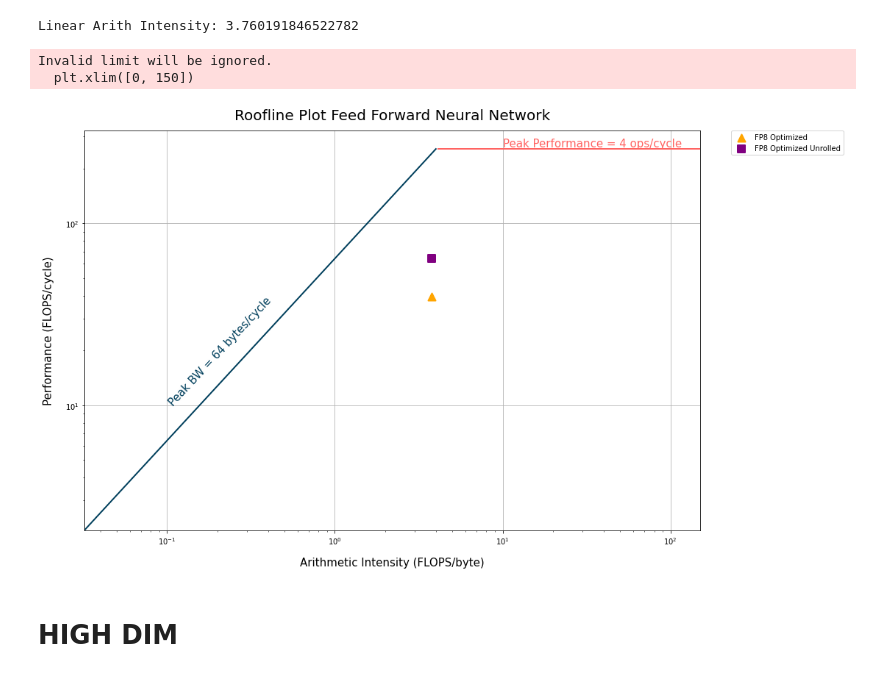
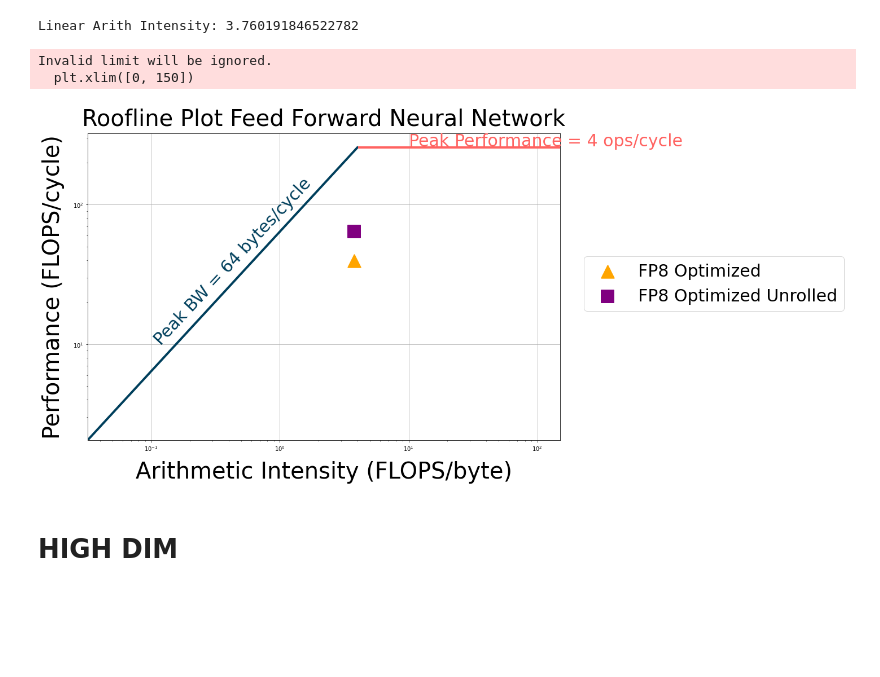
Before and after one commit to viv-eth/snitch, a Jupyter notebook: sw/applications/roofline_clean.ipynb, the cells around one changed output. Cells and saved outputs as stored; diff of their text form; code cells hidden in the pictures; blank space fills up the shorter version.

```diff
--- a/sw/applications/roofline_clean.ipynb
+++ b/sw/applications/roofline_clean.ipynb
@@ -337,31 +339,31 @@ Linear Arith Intensity: 3.760191846522782
 # %%
 # plot the roofline plot
 # y-axis: operations per cycle (perfromance)
 # x-axis: operations per byte (intensity)
 
 x = np.linspace(0, 4.0, 100)
 y = peak_BW * x
 
 # scatter plot in log scale
 plt.xscale('log')
 plt.yscale('log')
-plt.plot(x, y, '-', color='#003f5c', linewidth=2)
-plt.text(0.1, 10, 'Peak BW = %d bytes/cycle' % peak_BW, fontsize=15, rotation = 47, color='#003f5c')
-plt.text(10, 262,'Peak Performance = 4 ops/cycle', fontsize=15, color='#ff6361')
-plt.axhline(y=peak_performance, color='#ff6361', linestyle='-', xmin = 0.575, xmax = 2, linewidth=2)
-plt.scatter(linear_arith_intensity, LINEAR_FLOPS_fp8opt, color='orange', label='FP8 Optimized', s=100, linewidth = 2, marker='^')
-plt.scatter(linear_arith_intensity, LINEAR_FLOPS_fp8opt_unrolled, color='purple', label='FP8 Optimized Unrolled', s=100, linewidth = 2, marker='s')
+plt.plot(x, y, '-', color='#003f5c', linewidth=4)
+plt.text(0.1, 10, 'Peak BW = %d bytes/cycle' % peak_BW, fontsize=30, rotation = 47, color='#003f5c')
+plt.text(10, 262,'Peak Performance = 4 ops/cycle', fontsize=30, color='#ff6361')
+plt.axhline(y=peak_performance, color='#ff6361', linestyle='-', xmin = 0.575, xmax = 2, linewidth=4)
+plt.scatter(linear_arith_intensity, LINEAR_FLOPS_fp8opt, color='orange', label='FP8 Optimized', s=500, linewidth = 2, marker='^')
+plt.scatter(linear_arith_intensity, LINEAR_FLOPS_fp8opt_unrolled, color='purple', label='FP8 Optimized Unrolled', s=500, linewidth = 2, marker='s')
 plt.xlim([0, 150])
 plt.grid(True)
-plt.legend(bbox_to_anchor=(1.05, 1), loc=2, borderaxespad=0.)
-plt.xlabel('Arithmetic Intensity (FLOPS/byte)', fontsize=15, labelpad=15)
-plt.ylabel('Performance (FLOPS/cycle)', fontsize=15, labelpad=15)
-plt.title('Roofline Plot Feed Forward Neural Network', fontsize=20, pad=15)
+plt.legend(bbox_to_anchor=(1.05, 0.6), loc=2, borderaxespad=0., fontsize=30)
+plt.xlabel('Arithmetic Intensity (FLOPS/byte)', fontsize=40, labelpad=15)
+plt.ylabel('Performance (FLOPS/cycle)', fontsize=40, labelpad=15)
+plt.title('Roofline Plot Feed Forward Neural Network', fontsize=40, pad=15)
 plt.show()
 # %% [output]
 Invalid limit will be ignored.
   plt.xlim([0, 150])
-[figure, old version]
+[figure, new version]
 # %% [markdown]
 # HIGH DIM
 # %%
```
Also changed, not shown: parts of 2 cells of this notebook, 2 other files.
